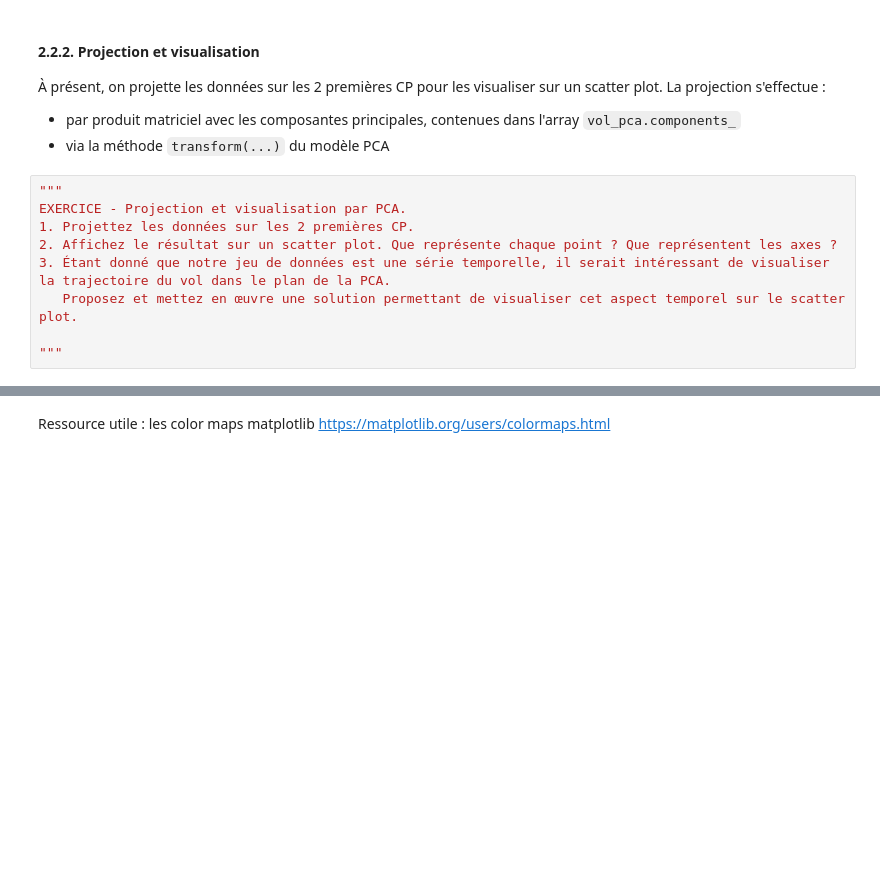
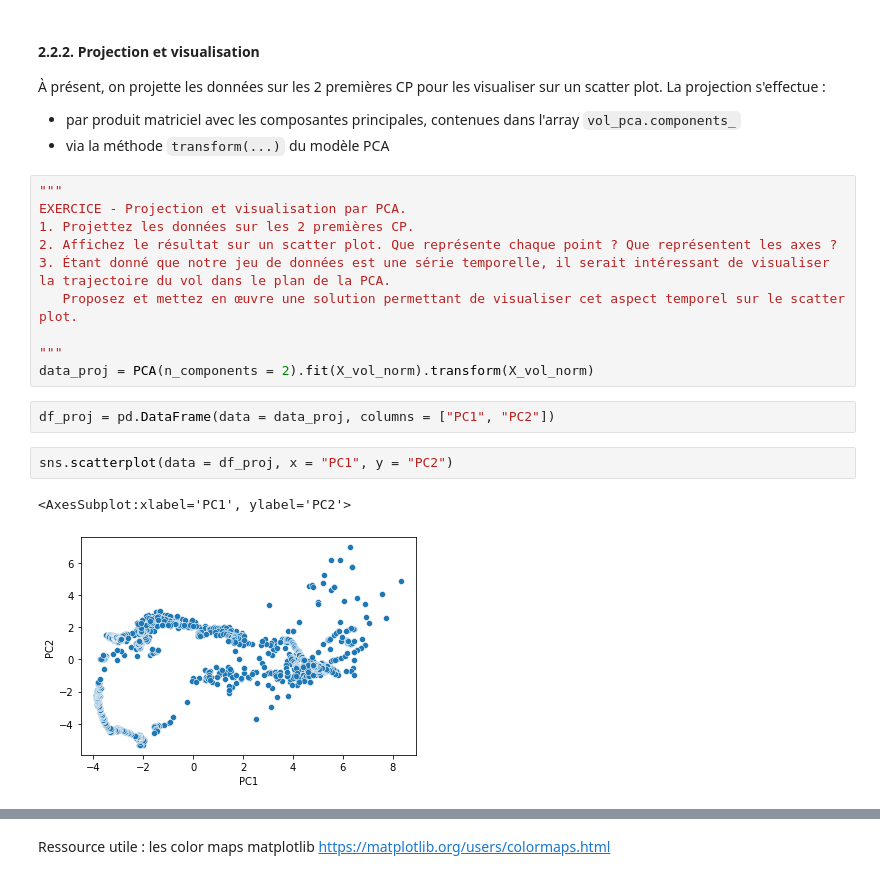
Before and after one commit to Davidson-Lova/TD_stats, a Jupyter notebook: TD2/TD2.ipynb, the cells around one changed output, grey strips where cells are left out. Saved outputs shown, nothing was run; the diff lists cells and outputs as text; blank space fills up the shorter version.

```diff
--- a/TD2/TD2.ipynb
+++ b/TD2/TD2.ipynb
@@ -494,3 +517,11 @@ EXERCICE - Projection et visualisation par PCA.
    Proposez et mettez en œuvre une solution permettant de visualiser cet aspect temporel sur le scatter plot.
 
 """
+data_proj = PCA(n_components = 2).fit(X_vol_norm).transform(X_vol_norm)
+# %%
+df_proj = pd.DataFrame(data = data_proj, columns = ["PC1", "PC2"])
+# %%
+sns.scatterplot(data = df_proj, x = "PC1", y = "PC2")
+# %% [output]
+<AxesSubplot:xlabel='PC1', ylabel='PC2'>
+[figure, added]
```
Also changed, not shown: parts of 18 cells of this notebook.
